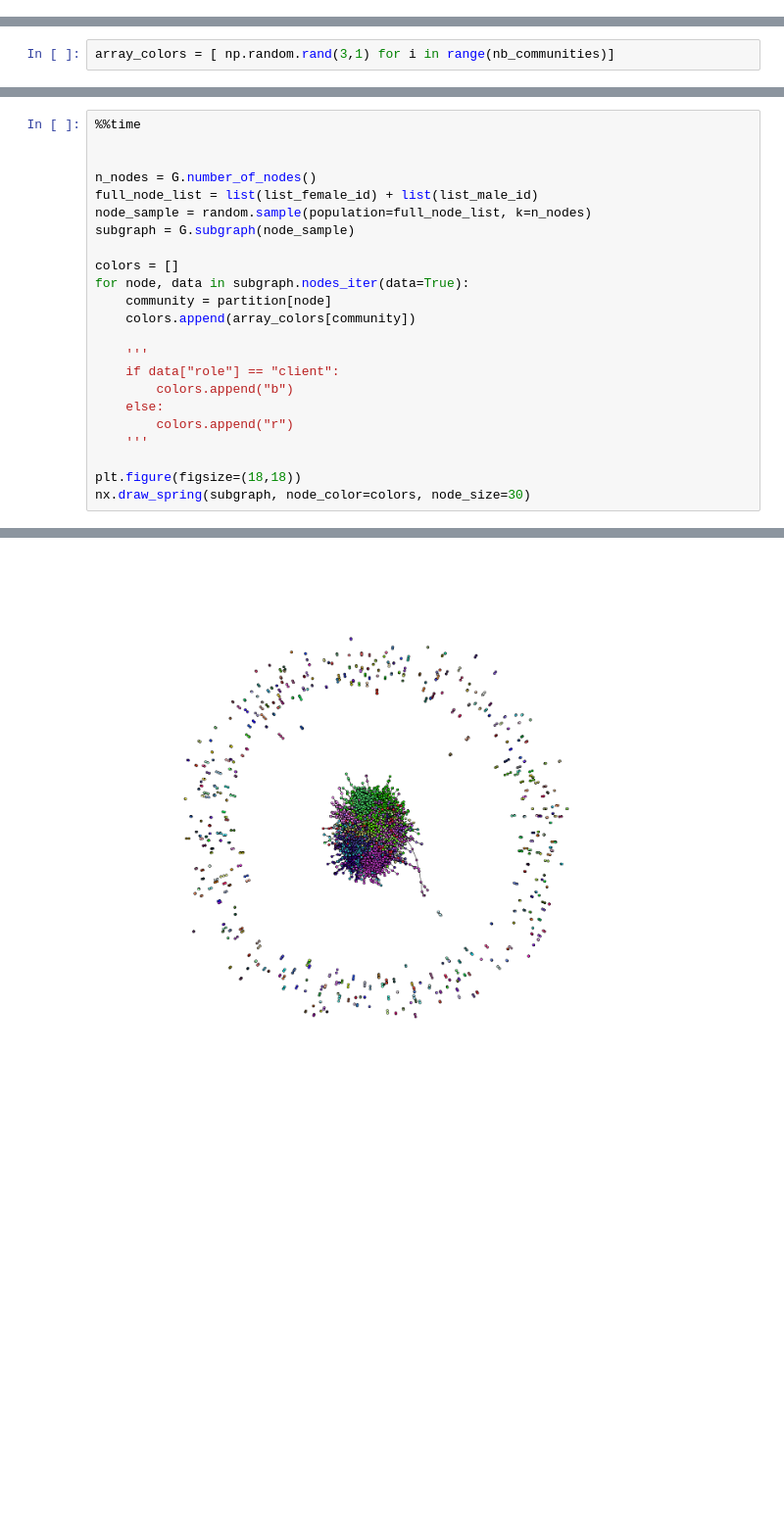
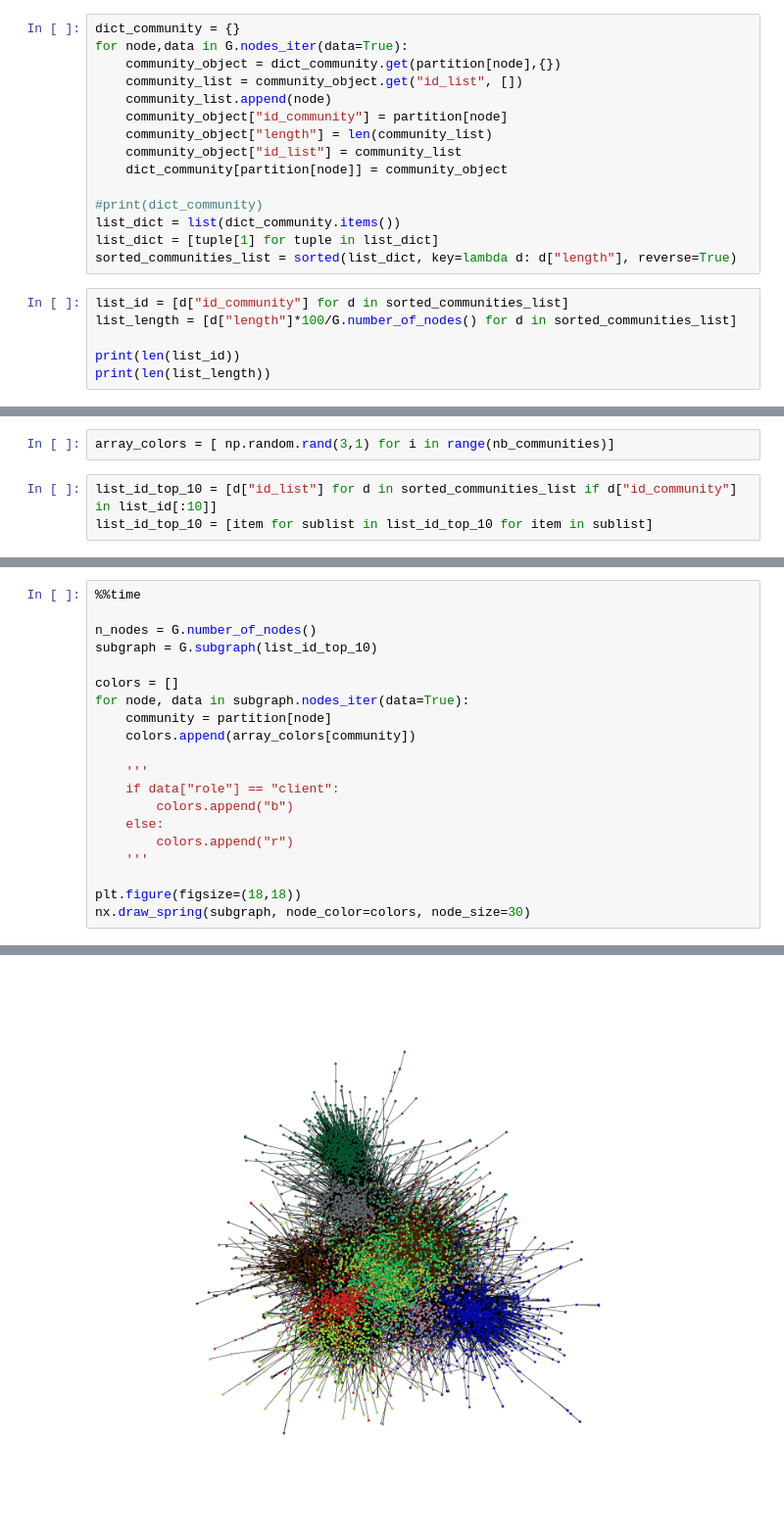
Before and after one commit to jauffretp/sand, a Jupyter notebook: python/Community detection.ipynb, the cells around one changed output, grey strips where cells are left out. Shown at 98% size. Cells and saved outputs as stored; diff of their text form; blank space fills up the shorter version.

```diff
--- a/python/Community detection.ipynb
+++ b/python/Community detection.ipynb
@@ -119,0 +143,21 @@ print(nb_communities, ' communities')
+# %%
+dict_community = {}
+for node,data in G.nodes_iter(data=True):
+    community_object = dict_community.get(partition[node],{})
+    community_list = community_object.get("id_list", [])
+    community_list.append(node)
+    community_object["id_community"] = partition[node]
+    community_object["length"] = len(community_list)
+    community_object["id_list"] = community_list
+    dict_community[partition[node]] = community_object
+
+#print(dict_community)
+list_dict = list(dict_community.items())
+list_dict = [tuple[1] for tuple in list_dict]
+sorted_communities_list = sorted(list_dict, key=lambda d: d["length"], reverse=True)
+# %%
+list_id = [d["id_community"] for d in sorted_communities_list]
+list_length = [d["length"]*100/G.number_of_nodes() for d in sorted_communities_list]
+
+print(len(list_id))
+print(len(list_length))
@@ -120,2 +190,5 @@ print(nb_communities, ' communities')
 # %%
 array_colors = [ np.random.rand(3,1) for i in range(nb_communities)]
+# %%
+list_id_top_10 = [d["id_list"] for d in sorted_communities_list if d["id_community"] in list_id[:10]]
+list_id_top_10 = [item for sublist in list_id_top_10 for item in sublist]
@@ -122,11 +197,8 @@ array_colors = [ np.random.rand(3,1) for i in range(nb_communities)]
 # %%
 %%time
 
-
 n_nodes = G.number_of_nodes()
-full_node_list = list(list_female_id) + list(list_male_id)
-node_sample = random.sample(population=full_node_list, k=n_nodes)
-subgraph = G.subgraph(node_sample)
+subgraph = G.subgraph(list_id_top_10)
 
 colors = []
 for node, data in subgraph.nodes_iter(data=True):
@@ -148 +220 @@ Wall time: 10min 48s
-[figure, old version]
+[figure, new version]
```
Also changed, not shown: parts of 17 cells of this notebook, 1 other file.
